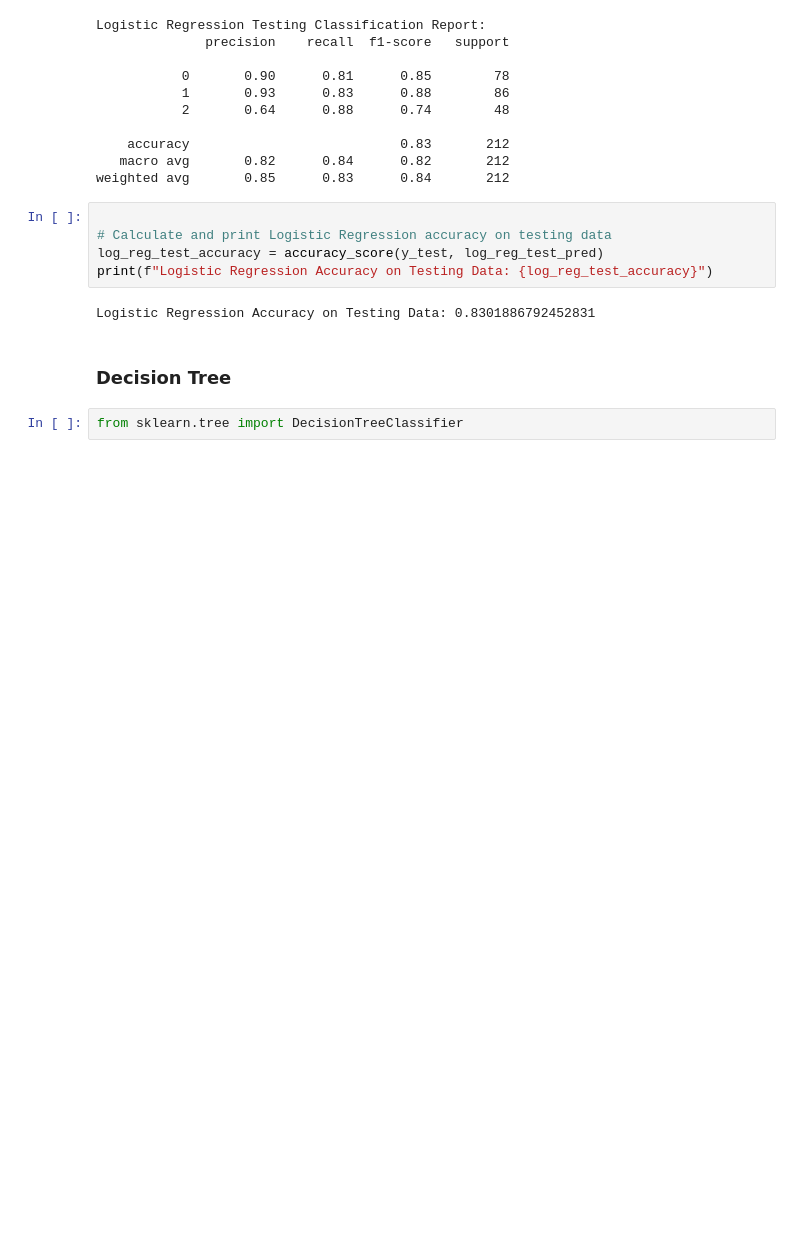
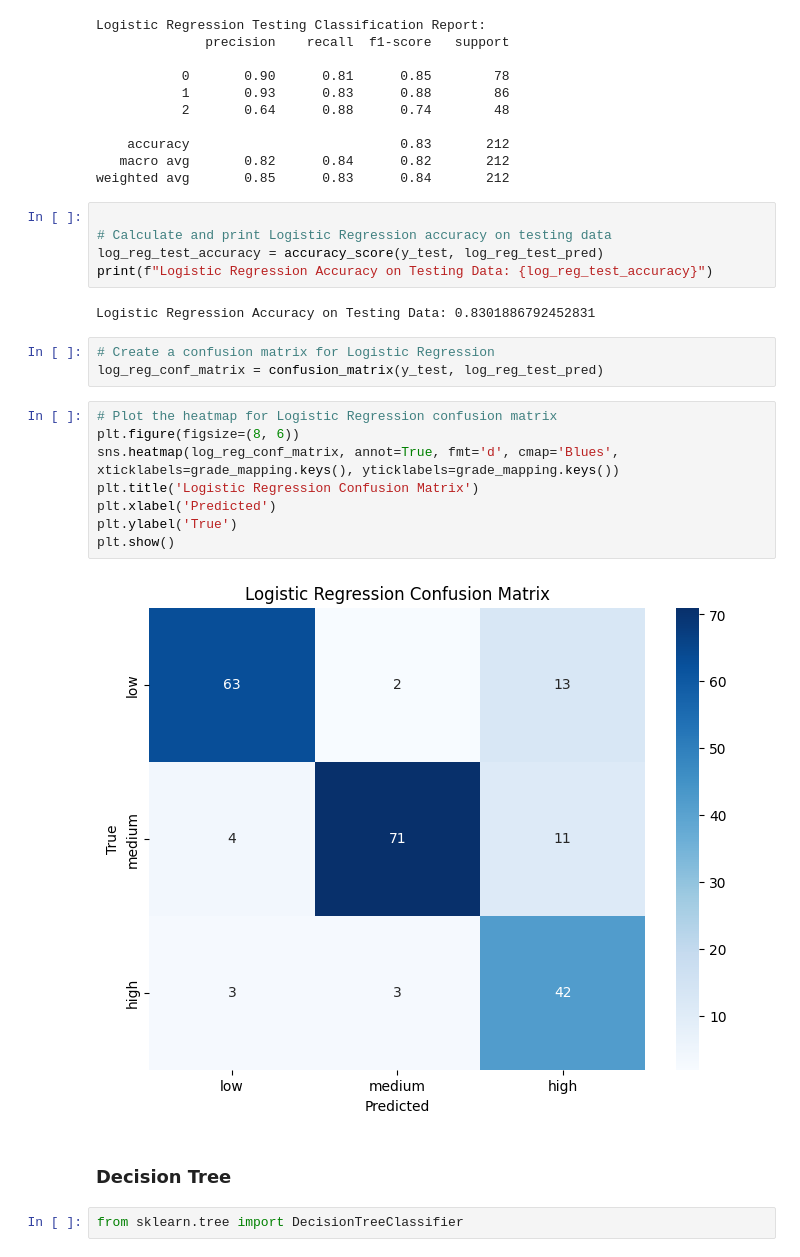
Before and after one commit to bawantha395/milk_quality_prediction, a Jupyter notebook: notebooks/model_building.ipynb, the cells around one changed output. Cells and saved outputs as stored; diff of their text form; blank space fills up the shorter version.

```diff
--- a/notebooks/model_building.ipynb
+++ b/notebooks/model_building.ipynb
@@ -175,6 +189,19 @@ log_reg_test_accuracy = accuracy_score(y_test, log_reg_test_pred)
 print(f"Logistic Regression Accuracy on Testing Data: {log_reg_test_accuracy}")
 # %% [output]
 Logistic Regression Accuracy on Testing Data: 0.8301886792452831
+# %%
+# Create a confusion matrix for Logistic Regression
+log_reg_conf_matrix = confusion_matrix(y_test, log_reg_test_pred)
+# %%
+# Plot the heatmap for Logistic Regression confusion matrix
+plt.figure(figsize=(8, 6))
+sns.heatmap(log_reg_conf_matrix, annot=True, fmt='d', cmap='Blues', xticklabels=grade_mapping.keys(), yticklabels=grade_mapping.keys())
+plt.title('Logistic Regression Confusion Matrix')
+plt.xlabel('Predicted')
+plt.ylabel('True')
+plt.show()
+# %% [output]
+[figure, added]
 # %% [markdown]
 ### Decision Tree
 # %%
```
Also changed, not shown: parts of 6 cells of this notebook, 1 other file.
